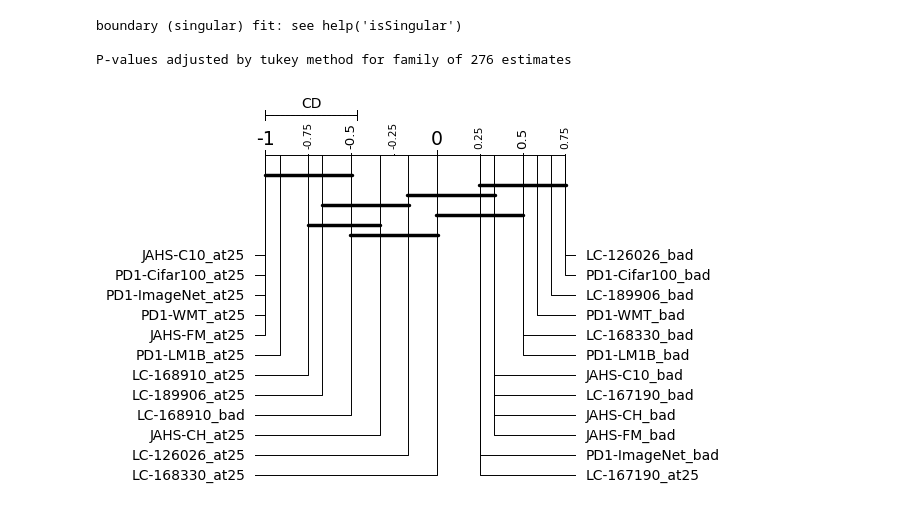
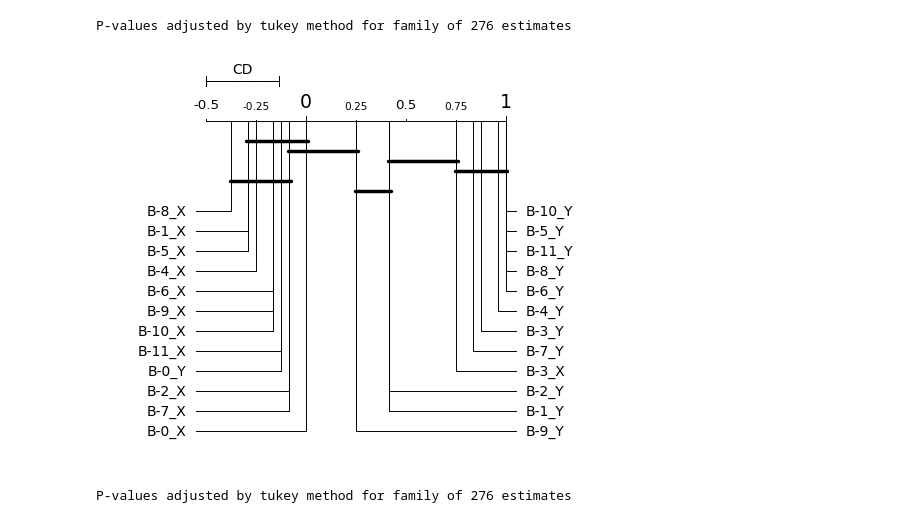
Before and after one commit to automl-private/significance_analysis, a Jupyter notebook: Thesis/case_study_2.ipynb, the cells around one changed output. Cells and saved outputs as stored; diff of their text form; code cells hidden in the pictures.

```diff
--- a/Thesis/case_study_2.ipynb
+++ b/Thesis/case_study_2.ipynb
@@ -14,8 +16,9 @@ data=get_dataset(dataset_name="fig5_24_at25_bad_intsteps")
 loss="normalized_regret"
 wins_zone_x_bench=pd.DataFrame()
 wins_bench=pd.DataFrame()
-budget_zones=[[1,4],[4,7],[7,10],[10,13]]
-ds=data.loc[data[algorithm].isin(["PB","HB"])]
+budget_zones=[[1,6],[6,12],[12,18],[18,24]]
+ds=data.loc[data[algorithm].isin(["PB","HB"])] #PB, HB
+ds=ds.loc[(ds[budget].isin(range(1,25)))&(ds["prior"].isin(["at25","bad"]))]
 wins_zone_x_bench[benchmark]=list(ds[benchmark].unique())
 
 full_wins=[]
@@ -23,30 +26,27 @@ full_scores=[]
 full_benchmarks=[]
 full_zones=[]
 full_fidelities=[]
-for f in range(1,13):
+for f_n,f in enumerate(ds[budget].unique()):
+    print(f"{f:<11} ({f_n+1}/{len(ds[budget].unique())})",end="\r",flush=True)
     wins_budget=[]
     for bench in ds[benchmark].unique():
+        if len(ds.loc[(ds[budget]==f)&(ds[benchmark]==bench)])==0:
+            continue
         full_fidelities.append(f)
-        mod=model(f"{loss}~{algorithm}",ds.loc[(ds[budget].between(f,f+0.5))&(ds[benchmark]==bench)],algorithm)
+        mod=model(f"{loss}~{algorithm}",ds.loc[(ds[budget]==f)&(ds[benchmark]==bench)],algorithm)
         post_hocs=mod.post_hoc(algorithm)
         if post_hocs[1].Sig[0] in ["***","**","*"]:
-            wins_budget.append(-1 if post_hocs[1].Contrast[0].rsplit(" - ")[0 if post_hocs[1].Estimate[0]<0 else 1]=="PB" else 1)
-            full_wins.append(-1 if post_hocs[1].Contrast[0].rsplit(" - ")[0 if post_hocs[1].Estimate[0]<0 else 1]=="PB" else 1)
+            wins_budget.append(-1 if post_hocs[1].Contrast[0].rsplit(" - ")[0 if post_hocs[1].Estimate[0]<0 else 1]=="HB" else 1)
+            full_wins.append(-1 if post_hocs[1].Contrast[0].rsplit(" - ")[0 if post_hocs[1].Estimate[0]<0 else 1]=="HB" else 1)
             full_scores.append(post_hocs[1].Estimate[0])
         else:
             wins_budget.append(0)
             full_wins.append(0)
             full_scores.append(0)
         full_benchmarks.append(bench)
+        if f==24:
+            full_zones.append(f"{budget_zones[-1][0]}_{budget_zones[-1][1]}")
         for zone in budget_zones:
-            if f>=zone[0] and f+0.5<=zone[1]:
+            if f>=zone[0] and f<zone[1]:
                 full_zones.append(f"{zone[0]}_{zone[1]}")
-wins_bench[benchmark]=full_benchmarks
-wins_bench["wins"]=full_wins
-wins_bench["scores"]=full_scores
-wins_bench["fidelity"]=full_fidelities
-wins_bench["zone"]=full_zones
-
-print(wins_zone_x_bench)
-print(wins_bench)
 # %% [output]
@@ -69,0 +67,5 @@ boundary (singular) fit: see help('isSingular')
+# %%
+wins_bench=pd.read_parquet("datasets/benchmark_clust_at25bad_int_anon_prior.parquet")
+wins_bench=wins_bench.loc[wins_bench["prior"].isin(["at25","bad"])]
+wins_bench["bench_prior"]=wins_bench.apply(lambda row: row['benchmark']+'_'+'X' if row['prior']=="bad" else row['benchmark']+'_'+'Y',axis=1)
+print(wins_bench)
@@ -70,15 +90,22 @@ boundary (singular) fit: see help('isSingular')
+# %%
+# wins_bench=pd.read_parquet("datasets/benchmark_clust_at25bad_int_anon_prior.parquet")
+# wins_bench=wins_bench.loc[wins_bench["prior"].isin(["at25","bad"])]
+wins_bench[benchmark]=wins_bench[benchmark].astype(str)
+# wins_bench.to_csv("wins_bench.csv")
+# 1(|benchmark) changes nothing
+wins_model=model(f"wins~bench_prior+fidelity",wins_bench,benchmark)
+fig=plt.figure(cd_diagram(wins_model.post_hoc(benchmark),False,5,system_id=benchmark,split_labels=False))
+plt.savefig(dpi=300,pad_inches=0.1, bbox_inches="tight",fname="img/bench_clust_at25bad_int_fid_anon_XY.png")
+# wins_model=model(f"wins~{benchmark}+(1|benchmark)",wins_bench,benchmark)
+# cd_diagram(wins_model.post_hoc(benchmark),False,5,system_id=benchmark)
+# %% [output]
+P-values adjusted by tukey method for family of 276 estimates
+[figure, added]
 # %%
-wins_bench["wins"]=wins_bench["wins"].astype(float)
-wins_bench["zone"]=wins_bench["zone"].astype(str)
+wins_bench=pd.read_parquet("datasets/benchmark_clust_at25bad_int.parquet")
+wins_bench=wins_bench.loc[wins_bench["prior"].isin(["at25","bad"])]
 wins_bench[benchmark]=wins_bench[benchmark].astype(str)
-wins_bench.to_csv("wins_bench.csv")
-wins_model=model(f"wins~{benchmark}+fidelity",wins_bench,benchmark)
-# print(wins_model.summary())
-# print(wins_model.post_hoc(benchmark,grouping_vars=["zone"]))
-
-cd_diagram(wins_model.post_hoc(benchmark),False,5,system_id=benchmark)
+wins_model=model(f"wins~bench_prior+fidelity",wins_bench,benchmark)
+contrasts=wins_model.post_hoc(benchmark)[1]
 # %% [output]
-boundary (singular) fit: see help('isSingular')
-
 P-values adjusted by tukey method for family of 276 estimates
-[figure, removed]
```
Also changed, not shown: parts of 8 cells of this notebook, 42 other files.
